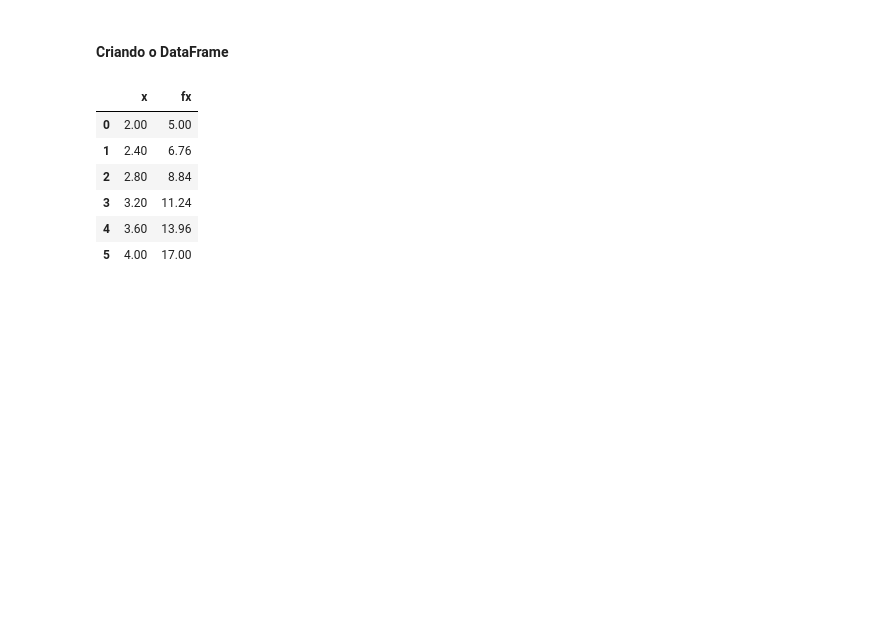
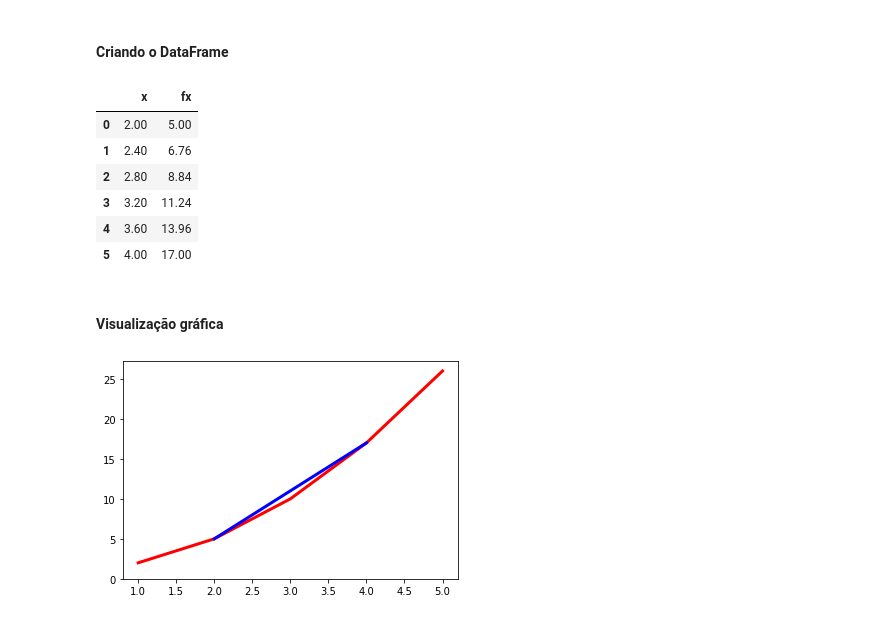
Before and after one commit to victor-tuda/MNC, a Jupyter notebook: Trapezios.ipynb, the cells around one changed output. Saved outputs shown, nothing was run; the diff lists cells and outputs as text; code cells hidden in the pictures; blank space fills up the shorter version.

Commit message:
Adicionada visualizacao grafica 1

```diff
--- a/Trapezios.ipynb
+++ b/Trapezios.ipynb
@@ -106,3 +109,24 @@ df
 | 3 | 3.20 | 11.24 |
 | 4 | 3.60 | 13.96 |
 | 5 | 4.00 | 17.00 |
+# %% [markdown]
+#### Visualização gráfica
+# %%
+#x = np.linspace(int(intervalo_a), int(intervalo_b))
+#y = retorno_funcao(eq_serie, x)
+x = pd.Series(range(int(intervalo_a)-1, int(intervalo_b)+2))
+y = retorno_funcao(eq_serie, pd.Series(range(int(intervalo_a)-1, int(intervalo_b)+2)))
+
+
+fig, ax = plt.subplots()
+ax.plot(x, y, 'r', linewidth=3)
+ax.set_ylim(bottom=0)
+
+teste_x = [intervalo_a, intervalo_b]
+teste_y = [retorno_funcao(eq_serie, intervalo_a), retorno_funcao(eq_serie, intervalo_b)]
+ax.plot(teste_x, teste_y, 'b', linewidth=3)
+
+
+plt.show()
+# %% [output]
+[figure, added]
```
Also changed, not shown: parts of 5 cells of this notebook.
